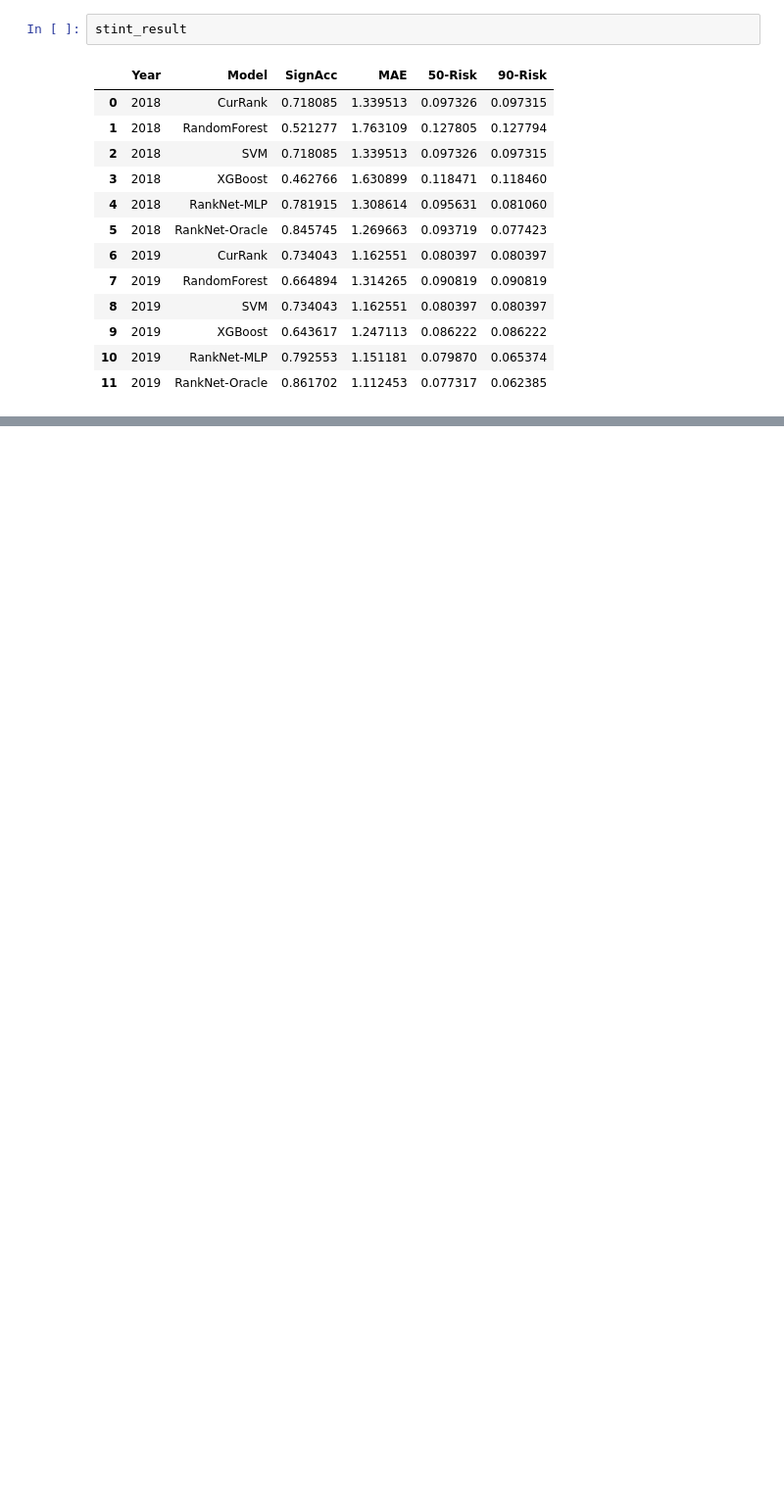
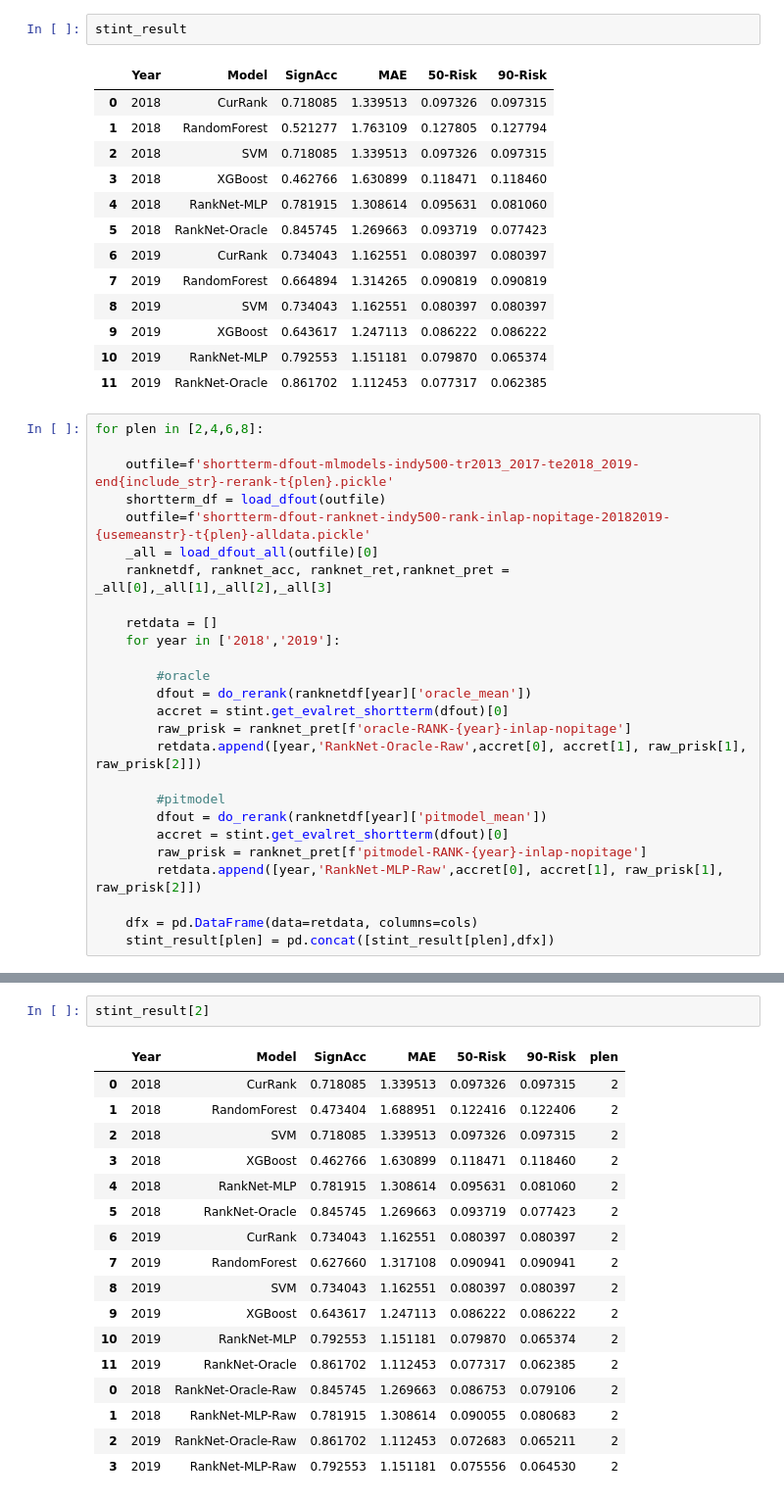
Before and after one commit to DSC-SPIDAL/rankpredictor, a Jupyter notebook: run/22.PaperFinal/notebook/Evaluate-forecasts-paper.ipynb, the cells around one changed output, grey strips where cells are left out. Shown at 98% size. Saved outputs shown, nothing was run; the diff lists cells and outputs as text; blank space fills up the shorter version.

```diff
--- a/run/22.PaperFinal/notebook/Evaluate-forecasts-paper.ipynb
+++ b/run/22.PaperFinal/notebook/Evaluate-forecasts-paper.ipynb
@@ -1800,3 +1813,29 @@ stint_result
 | 9 | 2019 | XGBoost | 0.643617 | 1.247113 | 0.086222 | 0.086222 |
 | 10 | 2019 | RankNet-MLP | 0.792553 | 1.151181 | 0.079870 | 0.065374 |
 | 11 | 2019 | RankNet-Oracle | 0.861702 | 1.112453 | 0.077317 | 0.062385 |
+# %%
+for plen in [2,4,6,8]:
+
+    outfile=f'shortterm-dfout-mlmodels-indy500-tr2013_2017-te2018_2019-end{include_str}-rerank-t{plen}.pickle'
+    shortterm_df = load_dfout(outfile)
+    outfile=f'shortterm-dfout-ranknet-indy500-rank-inlap-nopitage-20182019-{usemeanstr}-t{plen}-alldata.pickle'
+    _all = load_dfout_all(outfile)[0]
+    ranknetdf, ranknet_acc, ranknet_ret,ranknet_pret = _all[0],_all[1],_all[2],_all[3]
+
+    retdata = []
+    for year in ['2018','2019']:
+
+        #oracle
+        dfout = do_rerank(ranknetdf[year]['oracle_mean'])
+        accret = stint.get_evalret_shortterm(dfout)[0]
+        raw_prisk = ranknet_pret[f'oracle-RANK-{year}-inlap-nopitage']
+        retdata.append([year,'RankNet-Oracle-Raw',accret[0], accret[1], raw_prisk[1], raw_prisk[2]])
+
+        #pitmodel
+        dfout = do_rerank(ranknetdf[year]['pitmodel_mean'])
+        accret = stint.get_evalret_shortterm(dfout)[0]
+        raw_prisk = ranknet_pret[f'pitmodel-RANK-{year}-inlap-nopitage']
+        retdata.append([year,'RankNet-MLP-Raw',accret[0], accret[1], raw_prisk[1], raw_prisk[2]])
+
+    dfx = pd.DataFrame(data=retdata, columns=cols)
+    stint_result[plen] = pd.concat([stint_result[plen],dfx])
@@ -1802,0 +1860,20 @@ stint_result
+# %%
+stint_result[2]
+# %% [output]
+|  | Year | Model | SignAcc | MAE | 50-Risk | 90-Risk | plen |
+| 0 | 2018 | CurRank | 0.718085 | 1.339513 | 0.097326 | 0.097315 | 2 |
+| 1 | 2018 | RandomForest | 0.473404 | 1.688951 | 0.122416 | 0.122406 | 2 |
+| 2 | 2018 | SVM | 0.718085 | 1.339513 | 0.097326 | 0.097315 | 2 |
+| 3 | 2018 | XGBoost | 0.462766 | 1.630899 | 0.118471 | 0.118460 | 2 |
+| 4 | 2018 | RankNet-MLP | 0.781915 | 1.308614 | 0.095631 | 0.081060 | 2 |
+| 5 | 2018 | RankNet-Oracle | 0.845745 | 1.269663 | 0.093719 | 0.077423 | 2 |
+| 6 | 2019 | CurRank | 0.734043 | 1.162551 | 0.080397 | 0.080397 | 2 |
+| 7 | 2019 | RandomForest | 0.627660 | 1.317108 | 0.090941 | 0.090941 | 2 |
+| 8 | 2019 | SVM | 0.734043 | 1.162551 | 0.080397 | 0.080397 | 2 |
+| 9 | 2019 | XGBoost | 0.643617 | 1.247113 | 0.086222 | 0.086222 | 2 |
+| 10 | 2019 | RankNet-MLP | 0.792553 | 1.151181 | 0.079870 | 0.065374 | 2 |
+| 11 | 2019 | RankNet-Oracle | 0.861702 | 1.112453 | 0.077317 | 0.062385 | 2 |
+| 0 | 2018 | RankNet-Oracle-Raw | 0.845745 | 1.269663 | 0.086753 | 0.079106 | 2 |
+| 1 | 2018 | RankNet-MLP-Raw | 0.781915 | 1.308614 | 0.090055 | 0.080683 | 2 |
+| 2 | 2019 | RankNet-Oracle-Raw | 0.861702 | 1.112453 | 0.072683 | 0.065211 | 2 |
+| 3 | 2019 | RankNet-MLP-Raw | 0.792553 | 1.151181 | 0.075556 | 0.064530 | 2 |
```
Also changed, not shown: parts of 40 cells of this notebook, 7 other files.
